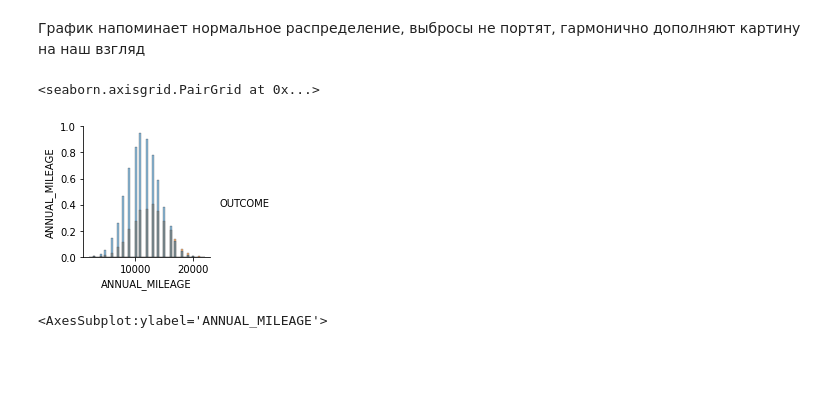
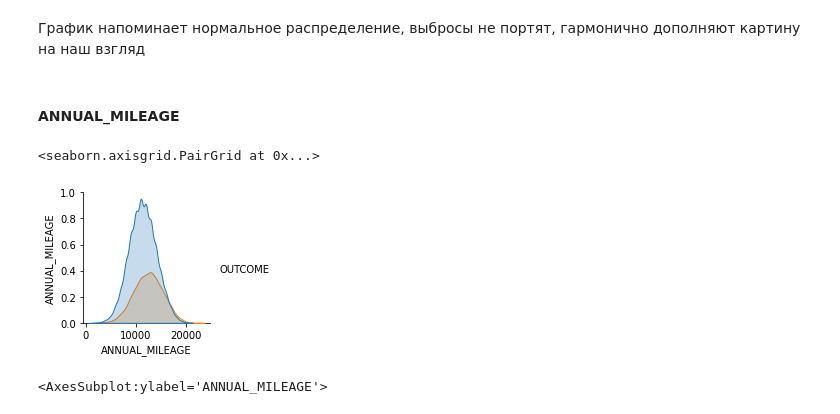
Before and after one commit to PureEvil-UselessMan/MachineLearningAndDataAnalysis, a Jupyter notebook: 00. ML.ipynb, the cells around one changed output. Drawn from its saved outputs; the diff is of its cells as text; code cells hidden in the pictures; blank space fills up the shorter version.

```diff
--- a/00. ML.ipynb
+++ b/00. ML.ipynb
@@ -189,11 +185,13 @@ sns.violinplot(y="CREDIT_SCORE", data=data)
 [figure]
 # %% [markdown]
 График напоминает нормальное распределение, выбросы не портят, гармонично дополняют картину на наш взгляд
+# %% [markdown]
+#### ANNUAL_MILEAGE
 # %%
-sns.pairplot(data[["ANNUAL_MILEAGE", "OUTCOME"]], hue="OUTCOME", diag_kind="hist")
+sns.pairplot(data[["ANNUAL_MILEAGE", "OUTCOME"]], hue="OUTCOME")
 # %% [output]
 <seaborn.axisgrid.PairGrid at 0x...>
-[figure, old version]
+[figure, new version]
 # %%
 sns.violinplot(y="ANNUAL_MILEAGE", data=data)
 # %% [output]
```
Also changed, not shown: parts of 61 cells of this notebook.
